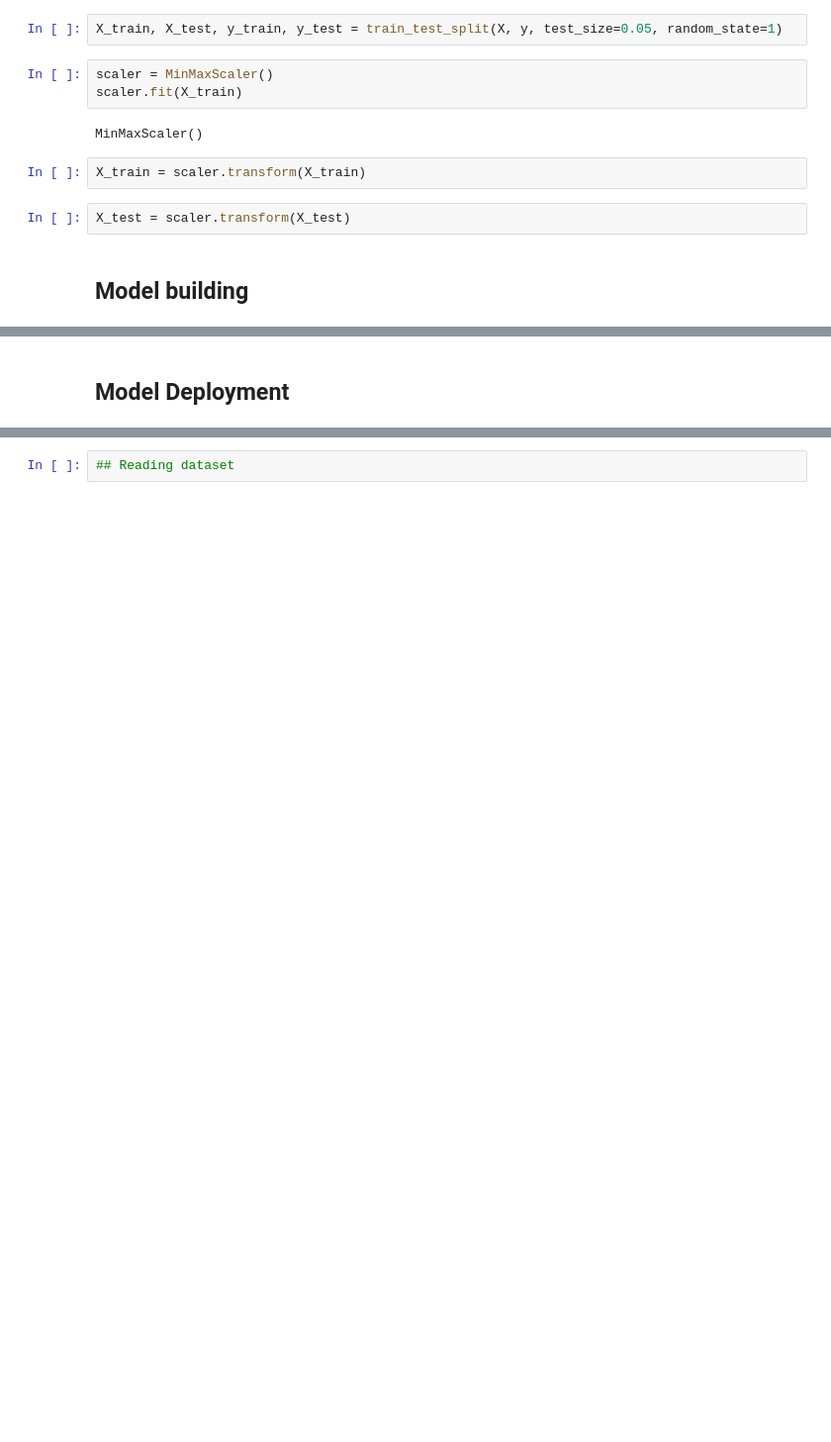
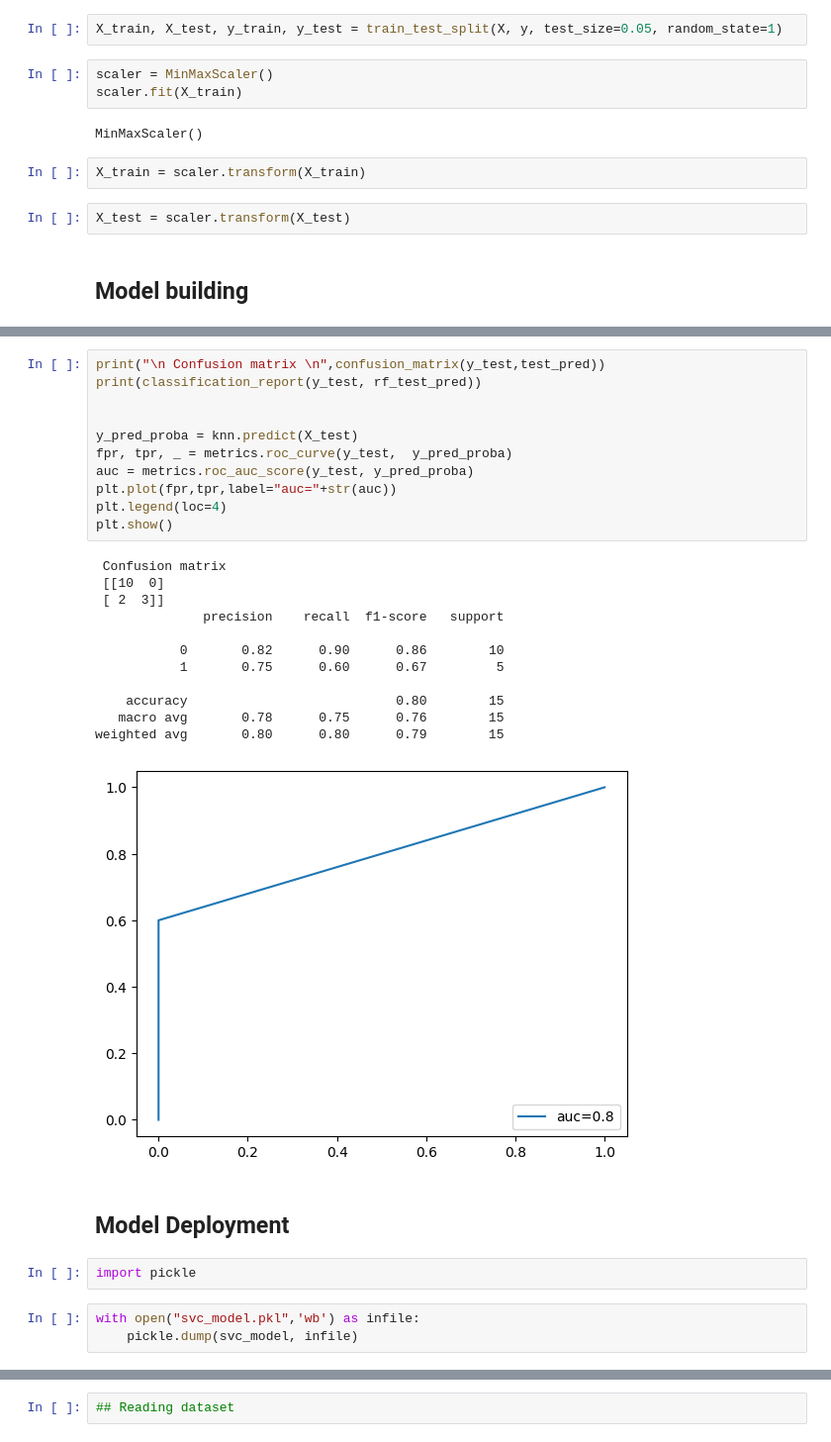
Before and after one commit to vishgm/PD-Bootcamp-ProblemStatement-1, a Jupyter notebook: jupy-notebooks/Rnd_Problem_statement_1.ipynb, the cells around one changed output, grey strips where cells are left out. Shown at 99% size. Cells and saved outputs as stored; diff of their text form; blank space fills up the shorter version.

```diff
--- a/jupy-notebooks/Rnd_Problem_statement_1.ipynb
+++ b/jupy-notebooks/Rnd_Problem_statement_1.ipynb
@@ -524,2 +799,31 @@ pd.cut(df['thalach'], [0,150,200])
+# %%
+print("\n Confusion matrix \n",confusion_matrix(y_test,test_pred))
+print(classification_report(y_test, rf_test_pred))
+
+
+y_pred_proba = knn.predict(X_test)
+fpr, tpr, _ = metrics.roc_curve(y_test,  y_pred_proba)
+auc = metrics.roc_auc_score(y_test, y_pred_proba)
+plt.plot(fpr,tpr,label="auc="+str(auc))
+plt.legend(loc=4)
+plt.show()
+# %% [output]
+ Confusion matrix
+ [[10  0]
+ [ 2  3]]
+              precision    recall  f1-score   support
+
+           0       0.82      0.90      0.86        10
+           1       0.75      0.60      0.67         5
+
+    accuracy                           0.80        15
+   macro avg       0.78      0.75      0.76        15
+weighted avg       0.80      0.80      0.79        15
+[figure, added]
 # %% [markdown]
 ## Model Deployment <a class="anchor" id="Model Deployment"></a>
+# %%
+import pickle
+# %%
+with open("svc_model.pkl",'wb') as infile:
+    pickle.dump(svc_model, infile)
```
Also changed, not shown: parts of 24 cells of this notebook, 2 other files.
